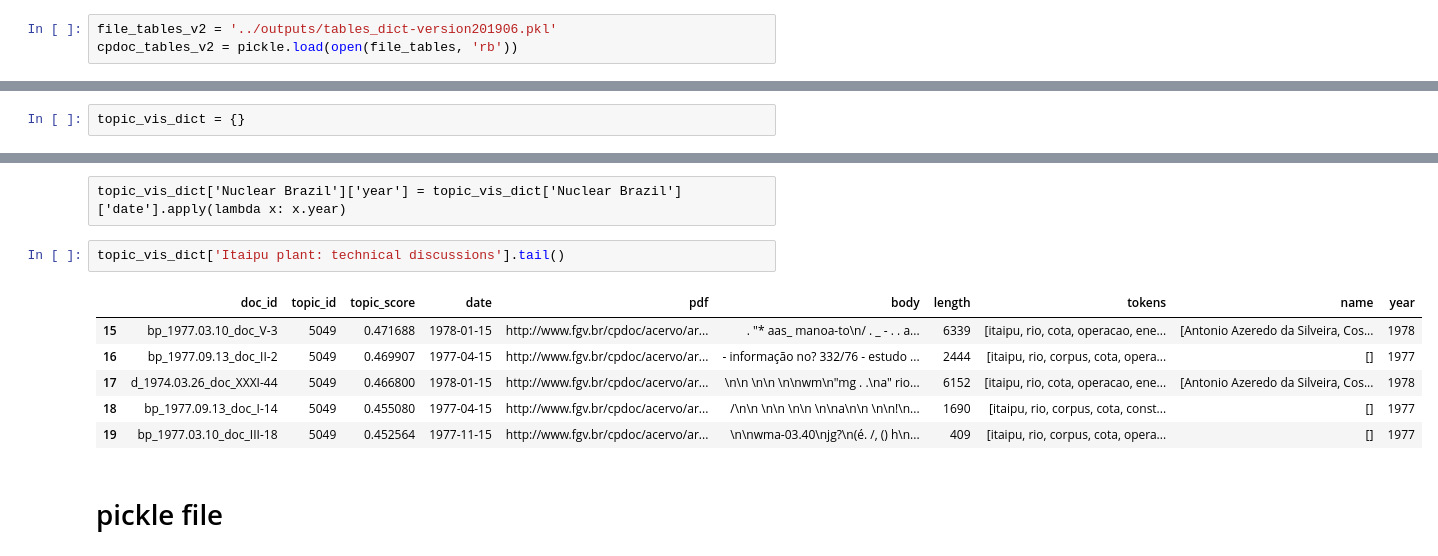
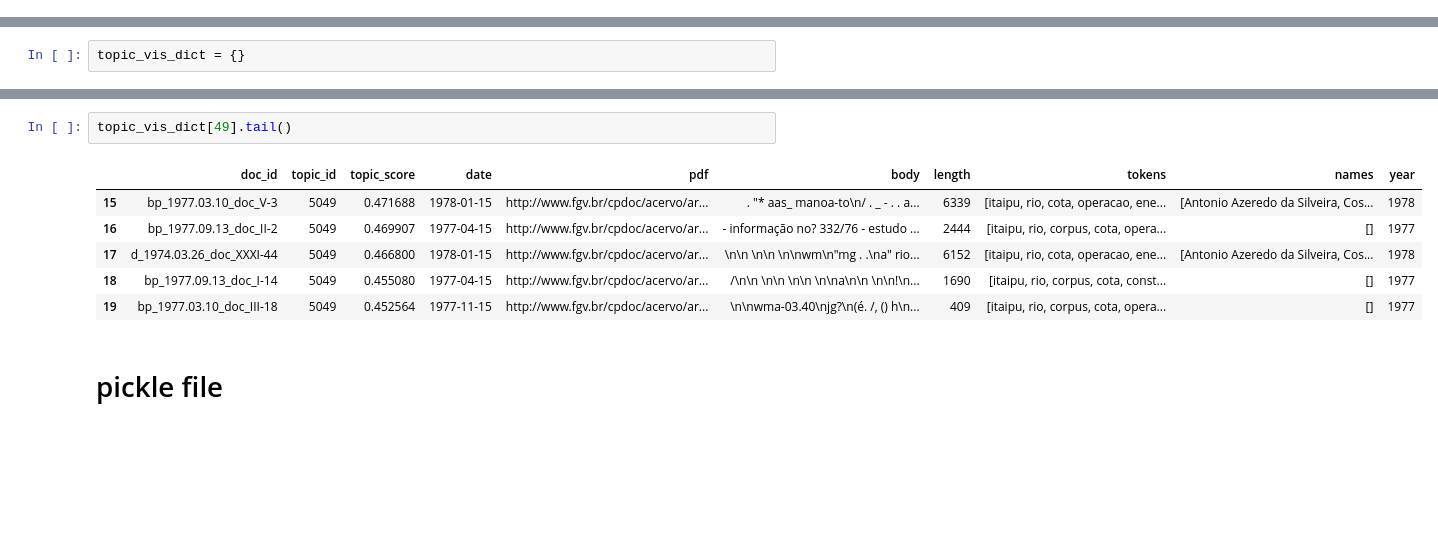
Before and after one commit to Marcelobbr/thesis, a Jupyter notebook: notebooks/thesis-vis.ipynb, the cells around one changed output, grey strips where cells are left out. Cells and saved outputs as stored; diff of their text form; blank space fills up the shorter version.

```diff
--- a/notebooks/thesis-vis.ipynb
+++ b/notebooks/thesis-vis.ipynb
@@ -24,3 +22,0 @@ tests
-# %%
-file_tables_v2 = '../outputs/tables_dict-version201906.pkl'
-cpdoc_tables_v2 = pickle.load(open(file_tables, 'rb'))
@@ -235,17 +252,15 @@ topic_vis_dict['Nuclear Brazil'].tail()
 | 17 | pn_1974.08.15_doc_II-1 | 5007 | 0.290109 | 1976-01-15 | http://www.fgv.br/cpdoc/acervo/ar... | \n\nmmm\n\n"a. . .. , . ..\n\n' o... | 1672 | [nuclear, acordo, energia, nuclea... | [James Earl (Jimmy) Carter] | 1976 |
 | 18 | pn_1976.12.28_doc_16 | 5007 | 0.286767 | 1978-01-06 | http://www.fgv.br/cpdoc/acervo/ar... | antonio la'. aiii-1315230 da sxmr... | 330 | [acordo, energia, brasil, uranio,... | [Antonio Azeredo da Silveira] | 1978 |
 | 19 | d_1974.04.23_doc_XXI-12 | 5007 | 0.285340 | 1979-06-15 | http://www.fgv.br/cpdoc/acervo/ar... | \n\n \n\nlembrete n? 011\n\npolít... | 1590 | [nuclear, acordo, energia, nuclea... | [James Earl (Jimmy) Carter] | 1979 |
-# %% [raw]
-topic_vis_dict['Nuclear Brazil']['year'] = topic_vis_dict['Nuclear Brazil']['date'].apply(lambda x: x.year)
-# %%
-topic_vis_dict['Itaipu plant: technical discussions'].tail()
-# %% [output]
-|  | doc_id | topic_id | topic_score | date | pdf | body | length | tokens | name | year |
-| 15 | bp_1977.03.10_doc_V-3 | 5049 | 0.471688 | 1978-01-15 | http://www.fgv.br/cpdoc/acervo/ar... | . "* aas_ manoa-to\n/ . _ - . . a... | 6339 | [itaipu, rio, cota, operacao, ene... | [Antonio Azeredo da Silveira, Cos... | 1978 |
-| 16 | bp_1977.09.13_doc_II-2 | 5049 | 0.469907 | 1977-04-15 | http://www.fgv.br/cpdoc/acervo/ar... | - informação no? 332/76 - estudo ... | 2444 | [itaipu, rio, corpus, cota, opera... | [] | 1977 |
-| 17 | d_1974.03.26_doc_XXXI-44 | 5049 | 0.466800 | 1978-01-15 | http://www.fgv.br/cpdoc/acervo/ar... | \n\n \n\n \n\nwm\n"mg . .\na" rio... | 6152 | [itaipu, rio, cota, operacao, ene... | [Antonio Azeredo da Silveira, Cos... | 1978 |
-| 18 | bp_1977.09.13_doc_I-14 | 5049 | 0.455080 | 1977-04-15 | http://www.fgv.br/cpdoc/acervo/ar... | /\n\n \n\n \n\n \n\na\n\n \n\n!\n... | 1690 | [itaipu, rio, corpus, cota, const... | [] | 1977 |
-| 19 | bp_1977.03.10_doc_III-18 | 5049 | 0.452564 | 1977-11-15 | http://www.fgv.br/cpdoc/acervo/ar... | \n\nwma-03.40\njg?\n(é. /, () h\n... | 409 | [itaipu, rio, corpus, cota, opera... | [] | 1977 |
+# %%
+topic_vis_dict[49].tail()
+# %% [output]
+|  | doc_id | topic_id | topic_score | date | pdf | body | length | tokens | names | year |
+| 15 | bp_1977.03.10_doc_V-3 | 5049 | 0.471688 | 1978-01-15 | http://www.fgv.br/cpdoc/acervo/ar... | . "* aas_ manoa-to\n/ . _ - . . a... | 6339 | [itaipu, rio, cota, operacao, ene... | [Antonio Azeredo da Silveira, Cos... | 1978 |
+| 16 | bp_1977.09.13_doc_II-2 | 5049 | 0.469907 | 1977-04-15 | http://www.fgv.br/cpdoc/acervo/ar... | - informação no? 332/76 - estudo ... | 2444 | [itaipu, rio, corpus, cota, opera... | [] | 1977 |
+| 17 | d_1974.03.26_doc_XXXI-44 | 5049 | 0.466800 | 1978-01-15 | http://www.fgv.br/cpdoc/acervo/ar... | \n\n \n\n \n\nwm\n"mg . .\na" rio... | 6152 | [itaipu, rio, cota, operacao, ene... | [Antonio Azeredo da Silveira, Cos... | 1978 |
+| 18 | bp_1977.09.13_doc_I-14 | 5049 | 0.455080 | 1977-04-15 | http://www.fgv.br/cpdoc/acervo/ar... | /\n\n \n\n \n\n \n\na\n\n \n\n!\n... | 1690 | [itaipu, rio, corpus, cota, const... | [] | 1977 |
+| 19 | bp_1977.03.10_doc_III-18 | 5049 | 0.452564 | 1977-11-15 | http://www.fgv.br/cpdoc/acervo/ar... | \n\nwma-03.40\njg?\n(é. /, () h\n... | 409 | [itaipu, rio, corpus, cota, opera... | [] | 1977 |
 # %% [markdown]
 # pickle file
 # %%
```
Also changed, not shown: parts of 27 cells of this notebook.
